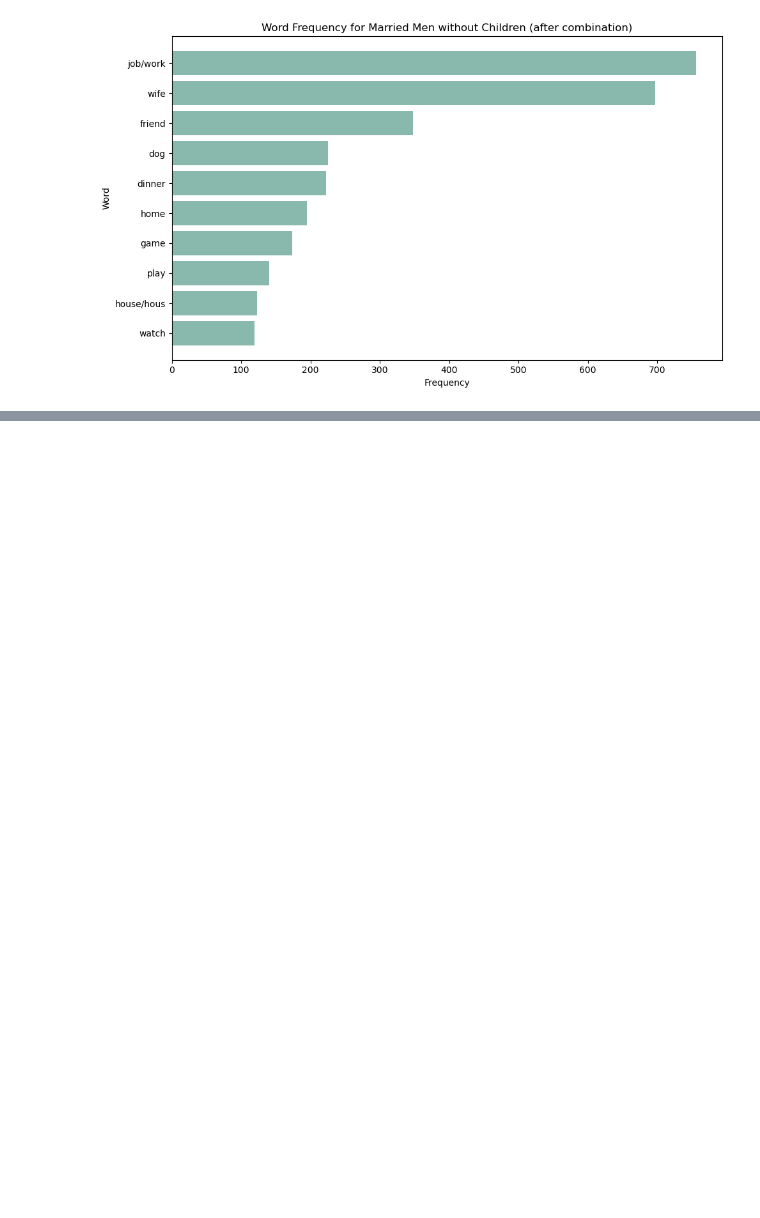
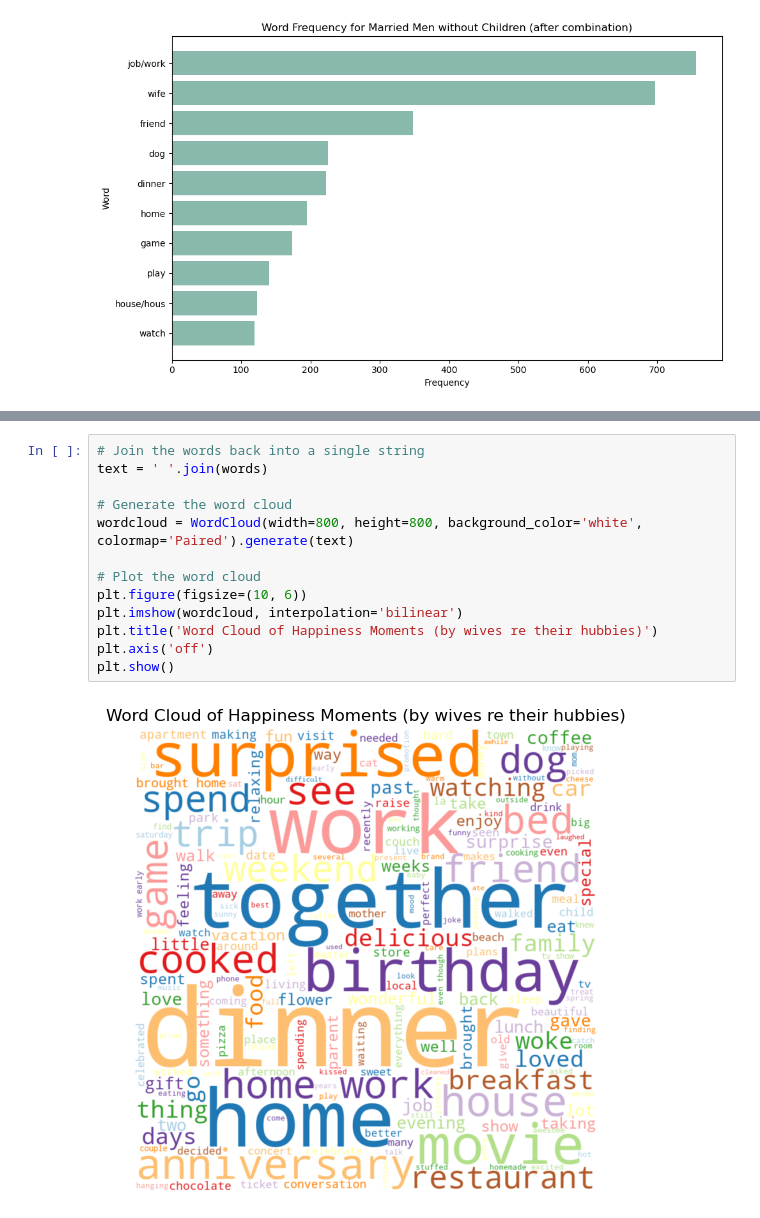
Before and after one commit to TZstatsADS/ads-spring2024-project1-stephanienguyen2020, a Jupyter notebook: doc/HappyDB_Data_Analysis_Tien_Nguyen.ipynb, the cells around one changed output, grey strips where cells are left out. Cells and saved outputs as stored; diff of their text form; blank space fills up the shorter version.

```diff
--- a/doc/HappyDB_Data_Analysis_Tien_Nguyen.ipynb
+++ b/doc/HappyDB_Data_Analysis_Tien_Nguyen.ipynb
@@ -352,0 +420,15 @@ plot_word_frequency2(male_text, "Word Frequency for Married Men without Children
+# %%
+# Join the words back into a single string
+text = ' '.join(words)
+
+# Generate the word cloud
+wordcloud = WordCloud(width=800, height=800, background_color='white', colormap='Paired').generate(text)
+
+# Plot the word cloud
+plt.figure(figsize=(10, 6))
+plt.imshow(wordcloud, interpolation='bilinear')
+plt.title('Word Cloud of Happiness Moments (by wives re their hubbies)')
+plt.axis('off')
+plt.show()
+# %% [output]
+[figure, added]
```
Also changed, not shown: parts of 22 cells of this notebook, 3 other files.
